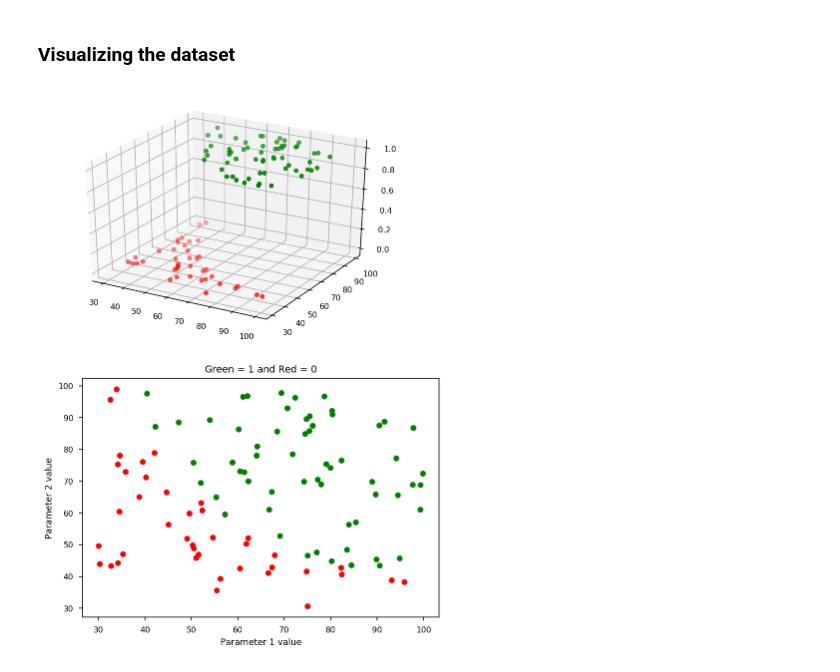
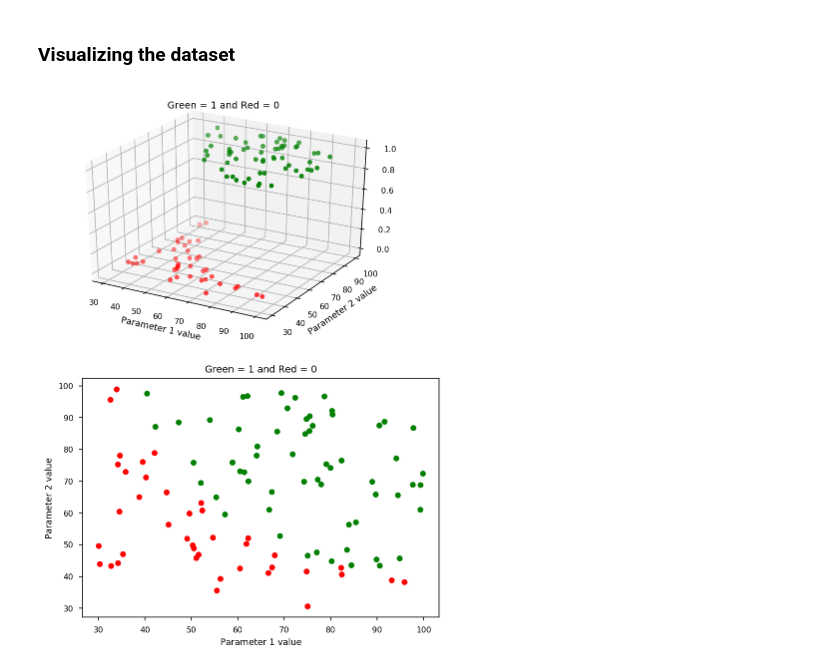
Before and after one commit to SamSamhuns/ml_linear_logistic_regression, a Jupyter notebook: logistic_regression.ipynb, the cells around one changed output. Saved outputs shown, nothing was run; the diff lists cells and outputs as text; code cells hidden in the pictures.

```diff
--- a/logistic_regression.ipynb
+++ b/logistic_regression.ipynb
@@ -38,13 +38,15 @@ y_target = np.array(y_target)
 # %%
 # Visualizing the dataset
 fig = plt.figure()
 ax = fig.add_subplot(111, projection='3d')
 y_cmap = ['g' if i else 'r' for i in y_target]
 ax.scatter(xs=X_feat[:,0], ys=X_feat[:,1], zs=y_target, c=y_cmap)
-
+plt.xlabel("Parameter 1 value")
+plt.ylabel("Parameter 2 value")
+plt.title("Green = 1 and Red = 0")
 plt.show()
 # %% [output]
-[figure, old version]
+[figure, new version]
 # %%
 plt.scatter(X_feat[:,0], X_feat[:,1], c=y_cmap)
 plt.xlabel("Parameter 1 value")
```
